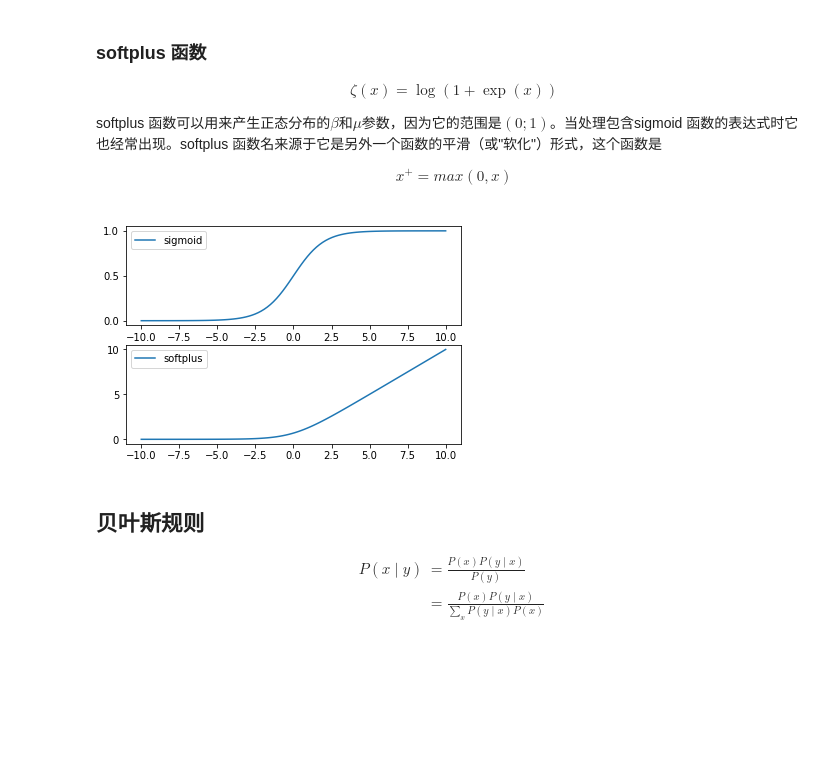
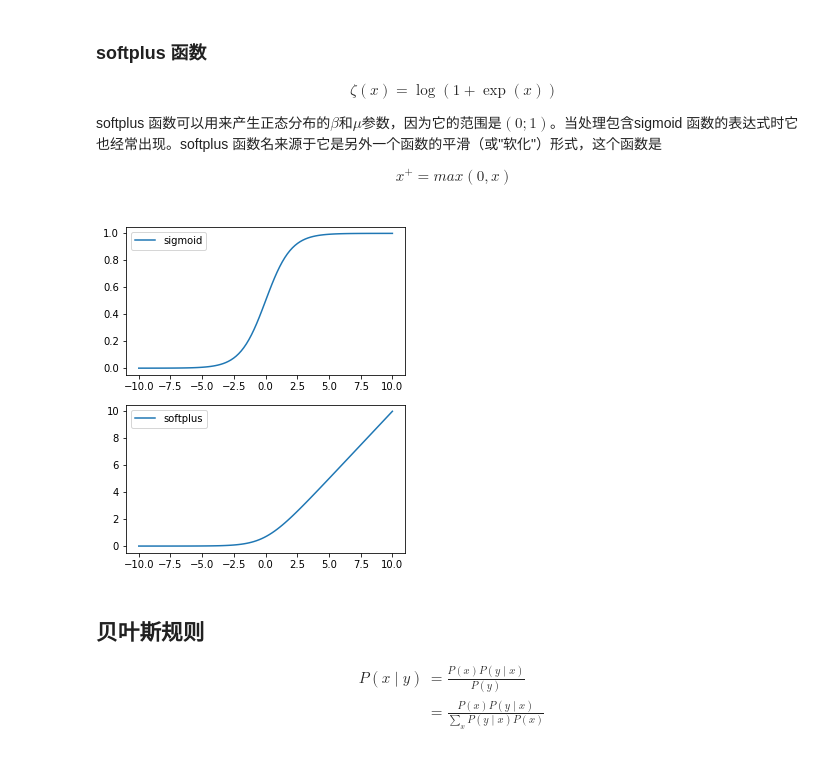
Before and after one commit to LiXirong/Notebook-LXR, a Jupyter notebook: Deep Learning Notebook (花书)/第三章 概率与信息论.ipynb, the cells around one changed output. Saved outputs shown, nothing was run; the diff lists cells and outputs as text; code cells hidden in the pictures; blank space fills up the shorter version.

```diff
--- a/Deep Learning Notebook (花书)/第三章 概率与信息论.ipynb
+++ b/Deep Learning Notebook (花书)/第三章 概率与信息论.ipynb
@@ -3,7 +3,10 @@
 import matplotlib.pyplot as plt
 import numpy as np
 import math
+from scipy import stats
 %matplotlib inline
+plt.rcParams['font.family'] = ['sans-serif']
+plt.rcParams['font.sans-serif'] = ['SimHei']
 # %% [markdown]
 # 第三章 概率与信息论
 李曦嵘
@@ -181,17 +184,17 @@ x^+=max(0,x)
 # %%
 x = np.linspace(-10, 10, 100)
 sigmoid = 1/(1 + np.exp(-x))
 softplus = np.log(1 + np.exp(x))
-plt.figure()
+plt.figure(figsize = (5,6))
 plt.subplot(2, 1, 1)
 plt.plot(x, sigmoid)
 plt.legend(['sigmoid'], loc='upper left')
 plt.subplot(2, 1, 2)
 plt.plot(x, softplus)
 plt.legend(['softplus'], loc='upper left')
 plt.show()
 # %% [output]
-[figure, old version]
+[figure, new version]
 # %% [markdown]
 ## 贝叶斯规则
 \begin{aligned}
```
Also changed, not shown: parts of 8 cells of this notebook, 1 other file.
